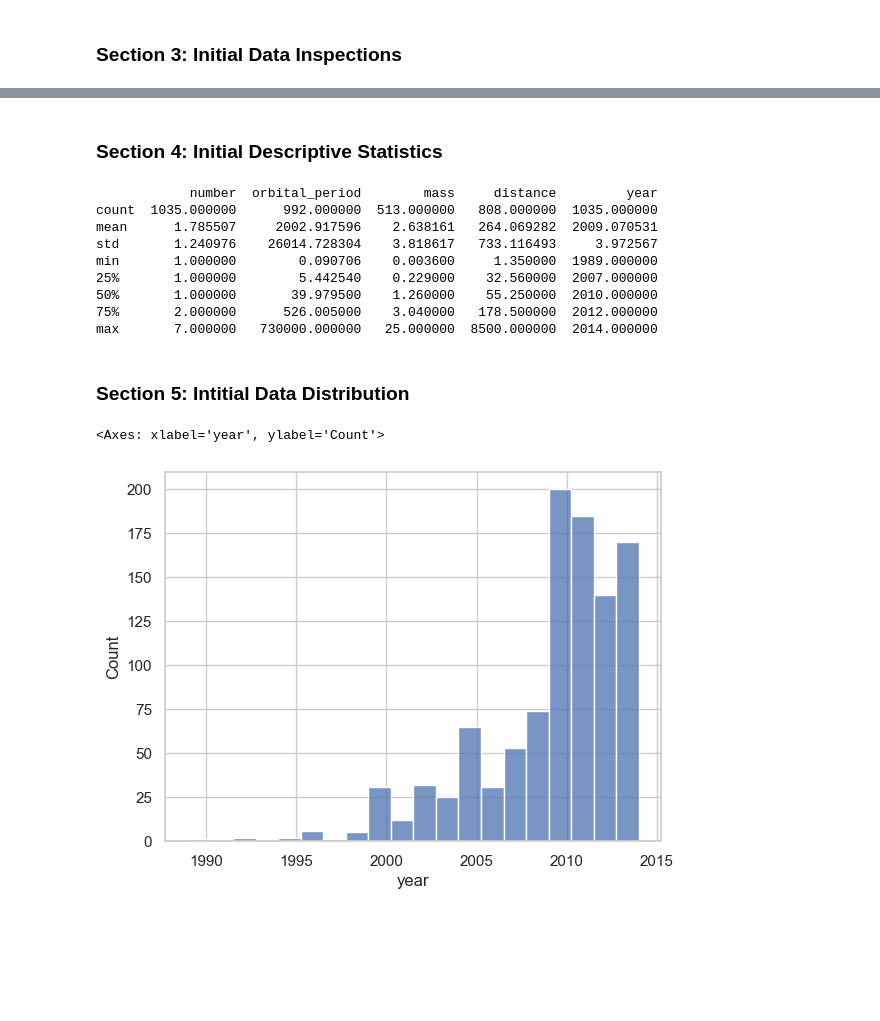
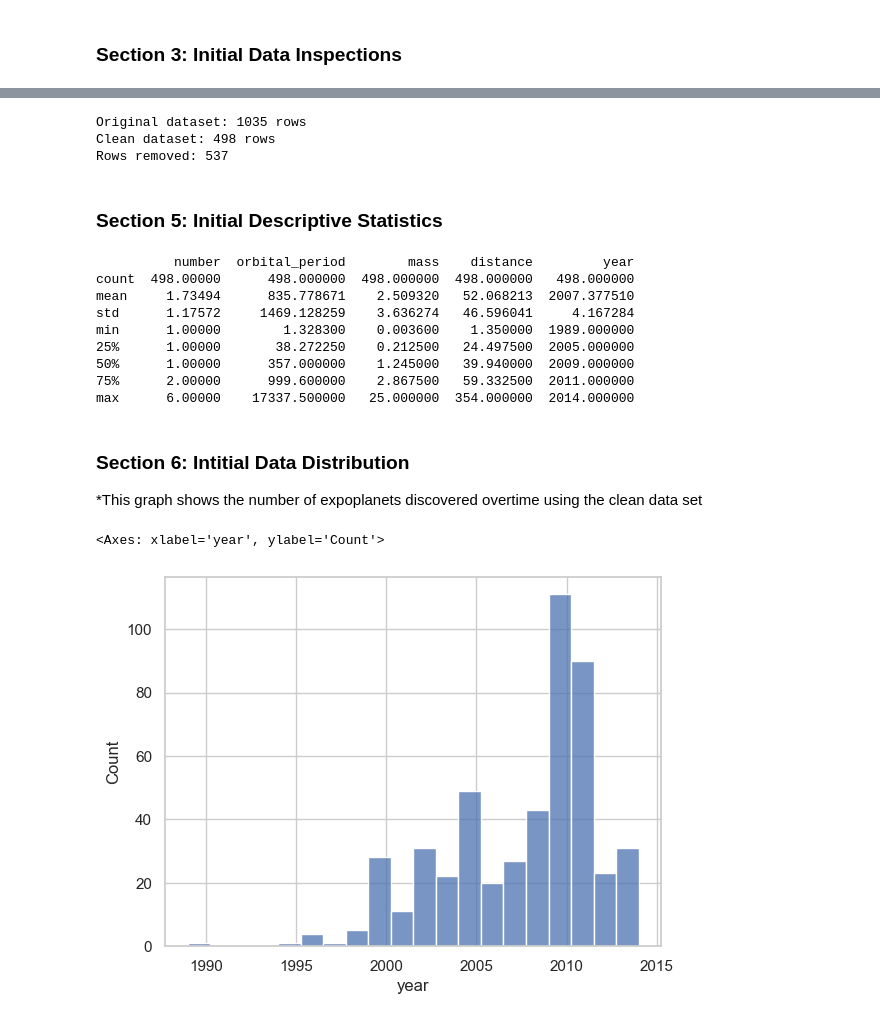
Before and after one commit to kander643/datafun-06-eda, a Jupyter notebook: kander643_eda.ipynb, the cells around one changed output, grey strips where cells are left out. Drawn from its saved outputs; the diff is of its cells as text; code cells hidden in the pictures; blank space fills up the shorter version.

```diff
--- a/kander643_eda.ipynb
+++ b/kander643_eda.ipynb
@@ -65,21 +86,34 @@ dtype: object
+# %%
+# Create a clean view by dropping rows with any missing values
+planets_clean: pd.DataFrame = planets.dropna()
+
+# Compare sizes
+print(f"Original dataset: {len(planets)} rows")
+print(f"Clean dataset: {len(planets_clean)} rows")
+print(f"Rows removed: {len(planets) - len(planets_clean)}")
+# %% [output]
+Original dataset: 1035 rows
+Clean dataset: 498 rows
+Rows removed: 537
 # %% [markdown]
-### Section 4: Initial Descriptive Statistics
+### Section 5: Initial Descriptive Statistics
 # %%
-print(planets.describe())
+print(planets_clean.describe())
 # %% [output]
-            number  orbital_period        mass     distance         year
-count  1035.000000      992.000000  513.000000   808.000000  1035.000000
-mean      1.785507     2002.917596    2.638161   264.069282  2009.070531
-std       1.240976    26014.728304    3.818617   733.116493     3.972567
-min       1.000000        0.090706    0.003600     1.350000  1989.000000
-25%       1.000000        5.442540    0.229000    32.560000  2007.000000
-50%       1.000000       39.979500    1.260000    55.250000  2010.000000
-75%       2.000000      526.005000    3.040000   178.500000  2012.000000
-max       7.000000   730000.000000   25.000000  8500.000000  2014.000000
+          number  orbital_period        mass    distance         year
+count  498.00000      498.000000  498.000000  498.000000   498.000000
+mean     1.73494      835.778671    2.509320   52.068213  2007.377510
+std      1.17572     1469.128259    3.636274   46.596041     4.167284
+min      1.00000        1.328300    0.003600    1.350000  1989.000000
+25%      1.00000       38.272250    0.212500   24.497500  2005.000000
+50%      1.00000      357.000000    1.245000   39.940000  2009.000000
+75%      2.00000      999.600000    2.867500   59.332500  2011.000000
+max      6.00000    17337.500000   25.000000  354.000000  2014.000000
 # %% [markdown]
-### Section 5: Intitial Data Distribution
+### Section 6: Intitial Data Distribution
+*This graph shows the number of expoplanets discovered overtime using the clean data set
 # %%
-sns.histplot(data=planets, x="year", bins=20)
+sns.histplot(data=planets_clean, x="year", bins=20)
 # %% [output]
 <Axes: xlabel='year', ylabel='Count'>
-[figure, old version]
+[figure, new version]
```
Also changed, not shown: parts of 12 cells of this notebook.
